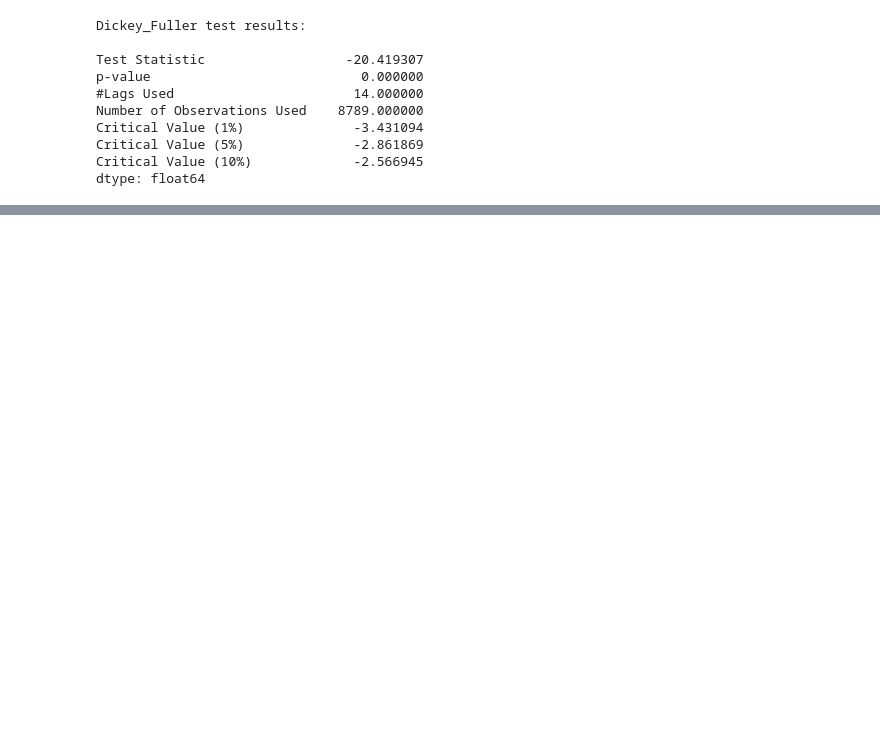
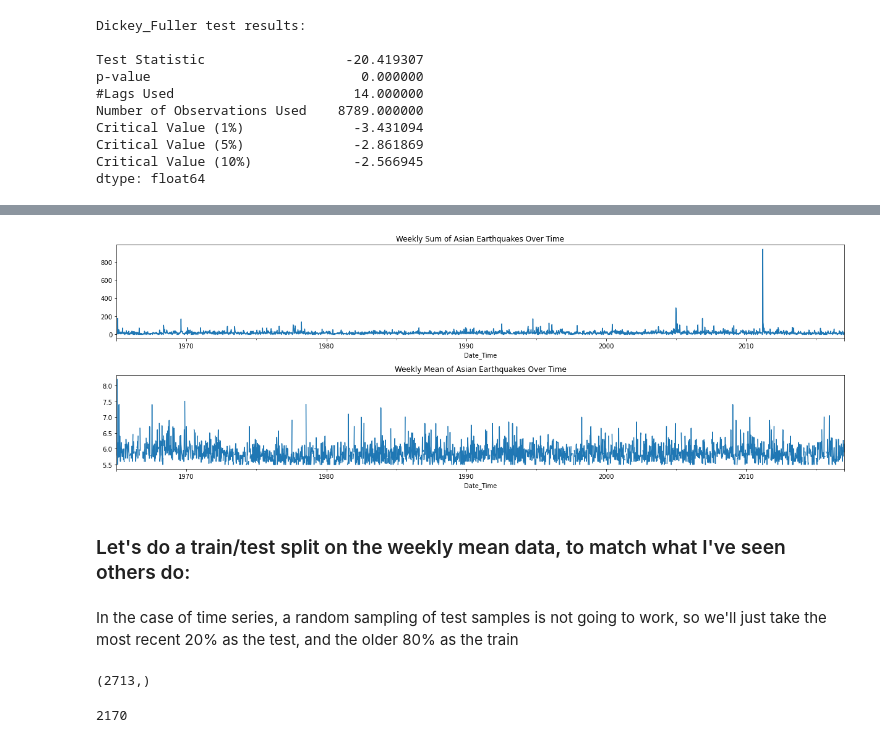
Before and after one commit to theobigdog/On-Shaky-Ground---Earthquakes-in-Asia, a Jupyter notebook: Flatiron Capstone - Earthquake Prediction.ipynb, the cells around one changed output, grey strips where cells are left out. Drawn from its saved outputs; the diff is of its cells as text; code cells hidden in the pictures; blank space fills up the shorter version.

```diff
--- a/Flatiron Capstone - Earthquake Prediction.ipynb
+++ b/Flatiron Capstone - Earthquake Prediction.ipynb
@@ -834,0 +896,8 @@ dtype: float64
+# %%
+# and now "weekly"
+
+weekly_sum_asian = asian_ts.resample('w').sum()
+
+weekly_mean_asian = asian_ts.resample('w').mean()
+
+weekly_mean_asian
@@ -834,0 +918,25 @@ dtype: float64
+# %%
+fig, axs = plt.subplots(2, 1, figsize=(17,6), tight_layout=True)
+
+ax=axs[0]
+
+weekly_sum_asian.plot(ax=ax)
+ax.set_title('Weekly Sum of Asian Earthquakes Over Time')
+ax=axs[1]
+weekly_mean_asian.plot(ax=ax)
+ax.set_title('Weekly Mean of Asian Earthquakes Over Time');
+# %% [output]
+[figure, added]
+# %% [markdown]
+### Let's do a train/test split on the weekly mean data, to match what I've seen others do:
+# %% [markdown]
+In the case of time series, a random sampling of test samples is not going to work, so we'll just take the most recent 20% as the test, and the older 80% as the train
+# %%
+weekly_mean_asian.shape
+# %% [output]
+(2713,)
+# %%
+cutoff = round(weekly_mean_asian.shape[0] * 0.8)
+cutoff
+# %% [output]
+2170
```
Also changed, not shown: parts of 41 cells of this notebook.
